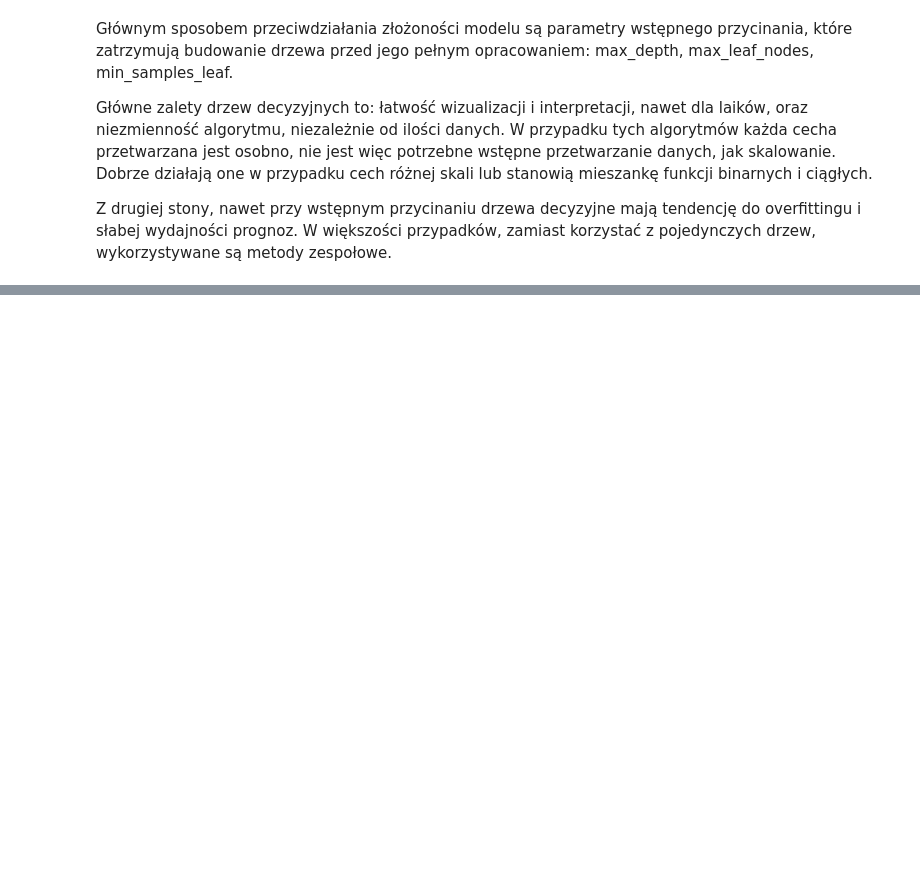
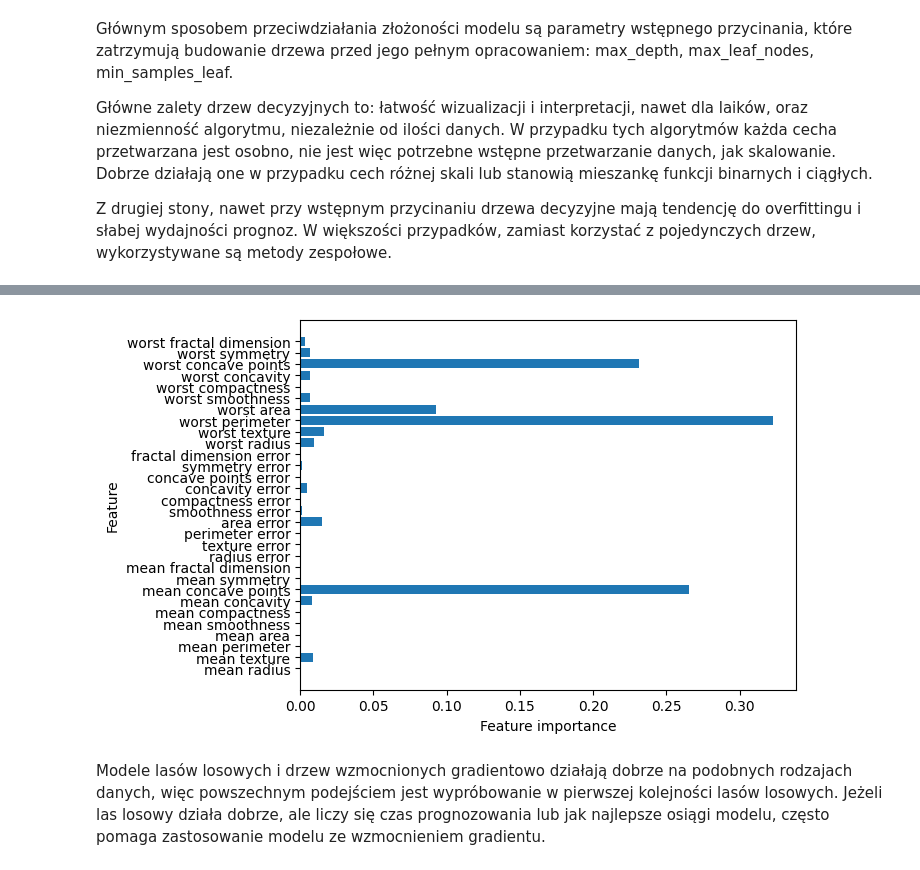
Before and after one commit to jakubtwalczak/Muller_Guido_Introduction_to_ML, a Jupyter notebook: Rozdział_2_uczenie_nadzorowane_cz_1.ipynb, the cells around one changed output, grey strips where cells are left out. Cells and saved outputs as stored; diff of their text form; code cells hidden in the pictures; blank space fills up the shorter version.

```diff
--- a/Rozdział_2_uczenie_nadzorowane_cz_1.ipynb
+++ b/Rozdział_2_uczenie_nadzorowane_cz_1.ipynb
@@ -952,0 +1028,7 @@ Z drugiej stony, nawet przy wstępnym przycinaniu drzewa decyzyjne mają tendenc
+# %%
+from sklearn.ensemble import GradientBoostingClassifier
+X_train, X_test, y_train, y_test = train_test_split(cancer.data, cancer.target, random_state=0)
+gbrt = GradientBoostingClassifier(random_state=0)
+gbrt.fit(X_train, y_train)
+print(f"Accuracy on training set: {gbrt.score(X_train, y_train)}")
+print(f"Accuracy on test set: {gbrt.score(X_test, y_test)}")
@@ -952,0 +1040,5 @@ Z drugiej stony, nawet przy wstępnym przycinaniu drzewa decyzyjne mają tendenc
+# %%
+gbrt1 = GradientBoostingClassifier(random_state=0, max_depth=1)
+gbrt1.fit(X_train, y_train)
+print(f"Accuracy on training set: {gbrt1.score(X_train, y_train)}")
+print(f"Accuracy on test set: {gbrt1.score(X_test, y_test)}")
@@ -952,0 +1062,6 @@ Z drugiej stony, nawet przy wstępnym przycinaniu drzewa decyzyjne mają tendenc
+# %%
+plot_feature_importances_cancer(gbrt1)
+# %% [output]
+[figure, added]
+# %% [markdown]
+Modele lasów losowych i drzew wzmocnionych gradientowo działają dobrze na podobnych rodzajach danych, więc powszechnym podejściem jest wypróbowanie w pierwszej kolejności lasów losowych. Jeżeli las losowy działa dobrze, ale liczy się czas prognozowania lub jak najlepsze osiągi modelu, często pomaga zastosowanie modelu ze wzmocnieniem gradientu.
```
Also changed, not shown: parts of 23 cells of this notebook.
